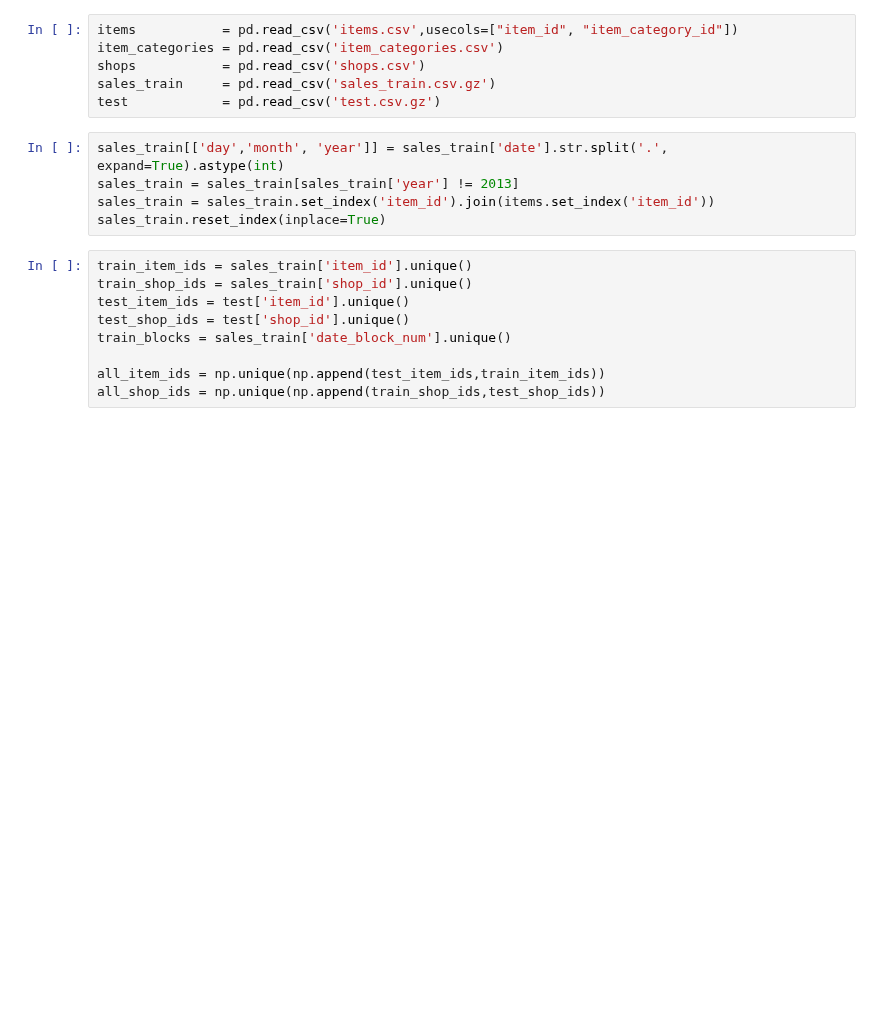
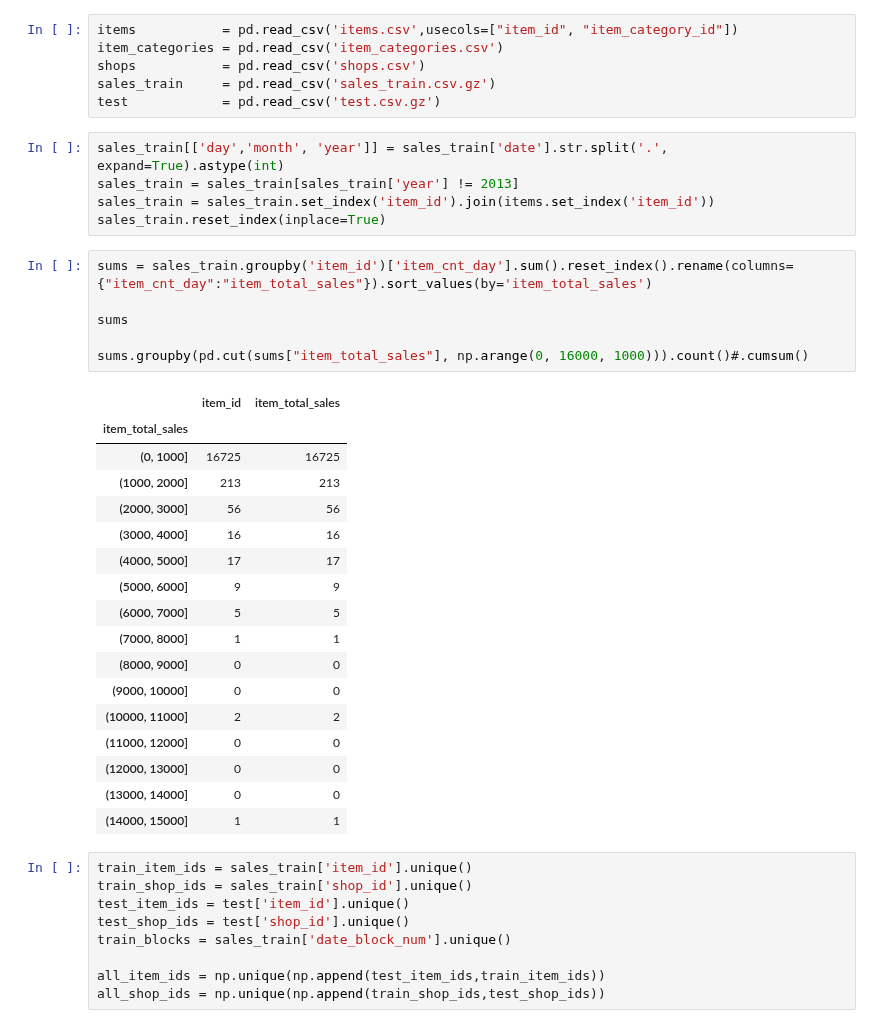
Before and after one commit to stehem/kaggle, a Jupyter notebook: coursera_aml_cds/goddamit4.ipynb, the cells around one changed output. Saved outputs shown, nothing was run; the diff lists cells and outputs as text; blank space fills up the shorter version.

```diff
--- a/coursera_aml_cds/goddamit4.ipynb
+++ b/coursera_aml_cds/goddamit4.ipynb
@@ -33,6 +33,30 @@ sales_train[['day','month', 'year']] = sales_train['date'].str.split('.', expand
 sales_train = sales_train[sales_train['year'] != 2013]
 sales_train = sales_train.set_index('item_id').join(items.set_index('item_id'))
 sales_train.reset_index(inplace=True)
+# %%
+sums = sales_train.groupby('item_id')['item_cnt_day'].sum().reset_index().rename(columns={"item_cnt_day":"item_total_sales"}).sort_values(by='item_total_sales')
+
+sums
+
+sums.groupby(pd.cut(sums["item_total_sales"], np.arange(0, 16000, 1000))).count()#.cumsum()
+# %% [output]
+|  | item_id | item_total_sales |
+| item_total_sales |  |  |
+| (0, 1000] | 16725 | 16725 |
+| (1000, 2000] | 213 | 213 |
+| (2000, 3000] | 56 | 56 |
+| (3000, 4000] | 16 | 16 |
+| (4000, 5000] | 17 | 17 |
+| (5000, 6000] | 9 | 9 |
+| (6000, 7000] | 5 | 5 |
+| (7000, 8000] | 1 | 1 |
+| (8000, 9000] | 0 | 0 |
+| (9000, 10000] | 0 | 0 |
+| (10000, 11000] | 2 | 2 |
+| (11000, 12000] | 0 | 0 |
+| (12000, 13000] | 0 | 0 |
+| (13000, 14000] | 0 | 0 |
+| (14000, 15000] | 1 | 1 |
 # %%
 train_item_ids = sales_train['item_id'].unique()
 train_shop_ids = sales_train['shop_id'].unique()
```
Also changed, not shown: parts of 3 cells of this notebook.
